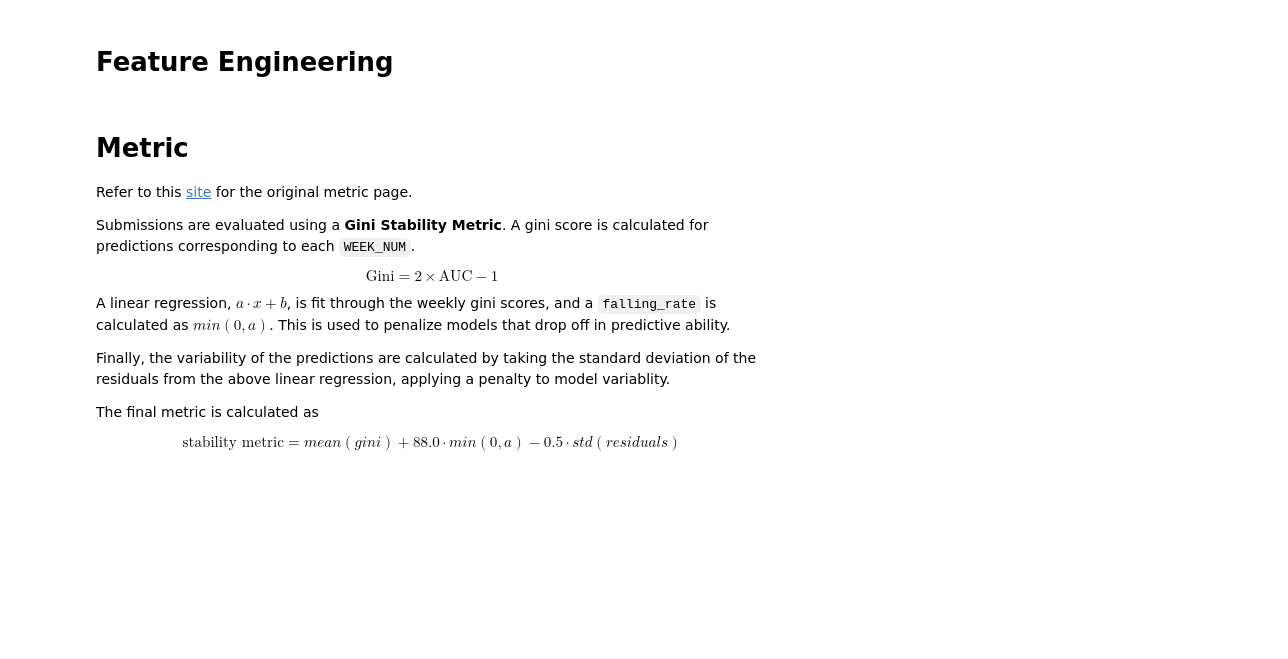
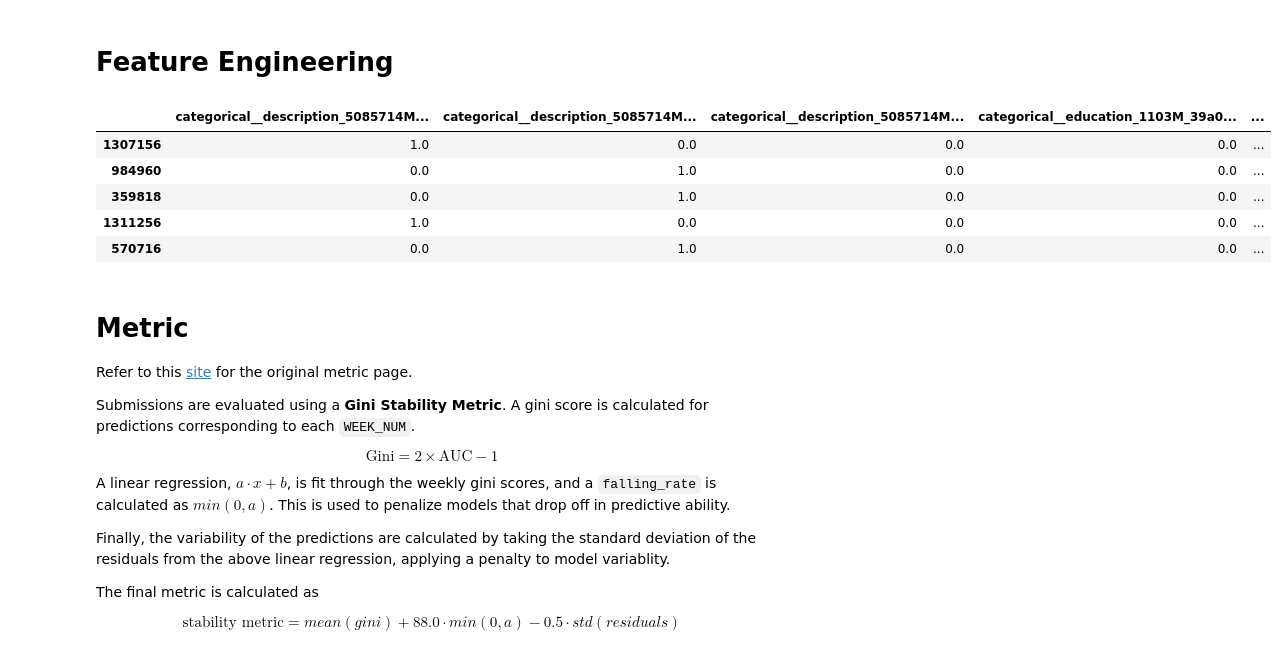
Before and after one commit to raydiwill/Home-Credit-KaggleC, a Jupyter notebook: model.ipynb, the cells around one changed output. Saved outputs shown, nothing was run; the diff lists cells and outputs as text; code cells hidden in the pictures; blank space fills up the shorter version.

Commit message:
Merge for feature selection

```diff
--- a/model.ipynb
+++ b/model.ipynb
@@ -468,5 +473,5 @@ train_df = merge_dataframe(**train_dict)
 train_df = train_df.pipe(
     DataFrameProcessor.delete_nulls_column).pipe(
         DataFrameProcessor.drop_columns_with_too_many_categories)
-train_df = train_df.pipe(DataFrameProcessor.replace_nulls)
+#train_df = train_df.pipe(DataFrameProcessor.replace_nulls)
 # %% [output]
@@ -582,7 +587,7 @@ target = train_df['target']
 weeks = train_df['WEEK_NUM']
 # %%
 X_train, X_test, y_train, y_test = train_test_split(
-    features, target, test_size=0.2, random_state=SEED, stratify=target
+    features, target, test_size=0.05, random_state=SEED, stratify=target
 )
 
 # Check the shape of the train and test data
@@ -594,5 +618,10 @@ Test data shape: (305332, 324), (305332,)
 # %% [markdown]
 # Feature Engineering
 # %%
-boolean_columns = train_df.select_dtypes(include='bool').columns.tolist()
-categorical_columns = train_df.select_dtypes(include='category').columns.tolist()
+boolean_columns = X_train.select_dtypes(include='bool').columns.tolist()
+categorical_columns = X_train.select_dtypes(include='category').columns.tolist()
+numerical_columns = X_train.select_dtypes(include='number').columns.tolist()
+
+# Define the imputers
+categorical_imputer = SimpleImputer(strategy='constant', fill_value='missing')
+numeric_imputer = SimpleImputer(strategy='constant', fill_value=0)
@@ -606,3 +636,31 @@ processor = ColumnTransformer(
+# %%
+# Define the pipelines
+numeric_pipeline = Pipeline(steps=[
+    ('imputer', numeric_imputer)
+])
+
+categorical_pipeline = Pipeline(steps=[
+    #('imputer', categorical_imputer),
+    ('encoder', OneHotEncoder(sparse_output=False, handle_unknown="ignore"))
+])
+
+processor = ColumnTransformer(
+    transformers=[
+        ('categorical', categorical_pipeline, categorical_columns),
+        ('boolean', OrdinalEncoder(), boolean_columns),
+        ('numeric', numeric_pipeline, numerical_columns)
+    ], remainder='passthrough'
+)
+# %%
+X_train_processed = processor.fit_transform(X_train)
+X_train_processed.head()
+# %% [output]
+|  | categorical__description_5085714M... | categorical__description_5085714M... | categorical__description_5085714M... | categorical__education_1103M_39a0... | ... |
+| 1307156 | 1.0 | 0.0 | 0.0 | 0.0 | ... |
+| 984960 | 0.0 | 1.0 | 0.0 | 0.0 | ... |
+| 359818 | 0.0 | 1.0 | 0.0 | 0.0 | ... |
+| 1311256 | 1.0 | 0.0 | 0.0 | 0.0 | ... |
+| 570716 | 0.0 | 1.0 | 0.0 | 0.0 | ... |
 # %% [markdown]
 # Metric
 
```
Also changed, not shown: parts of 13 cells of this notebook, 1 other file.
